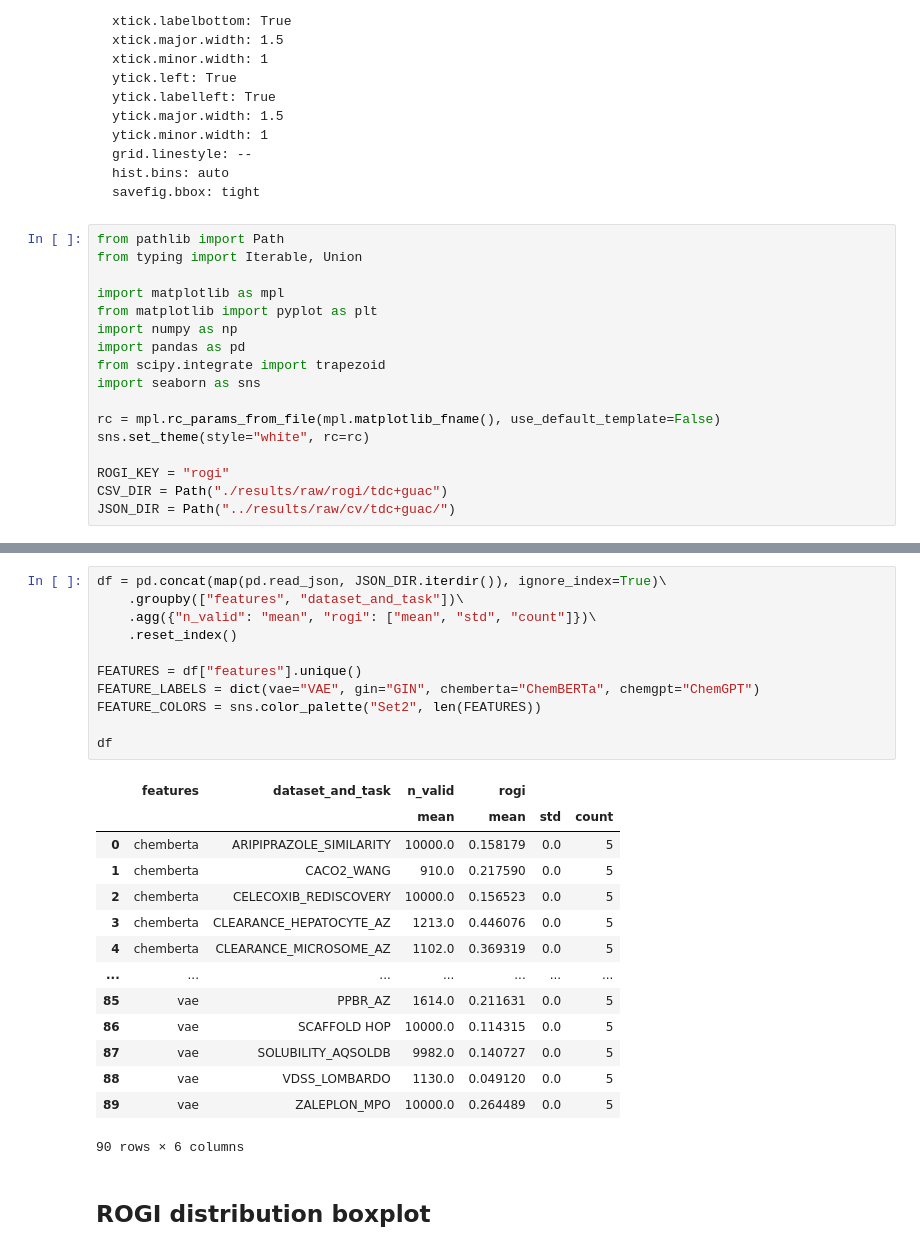
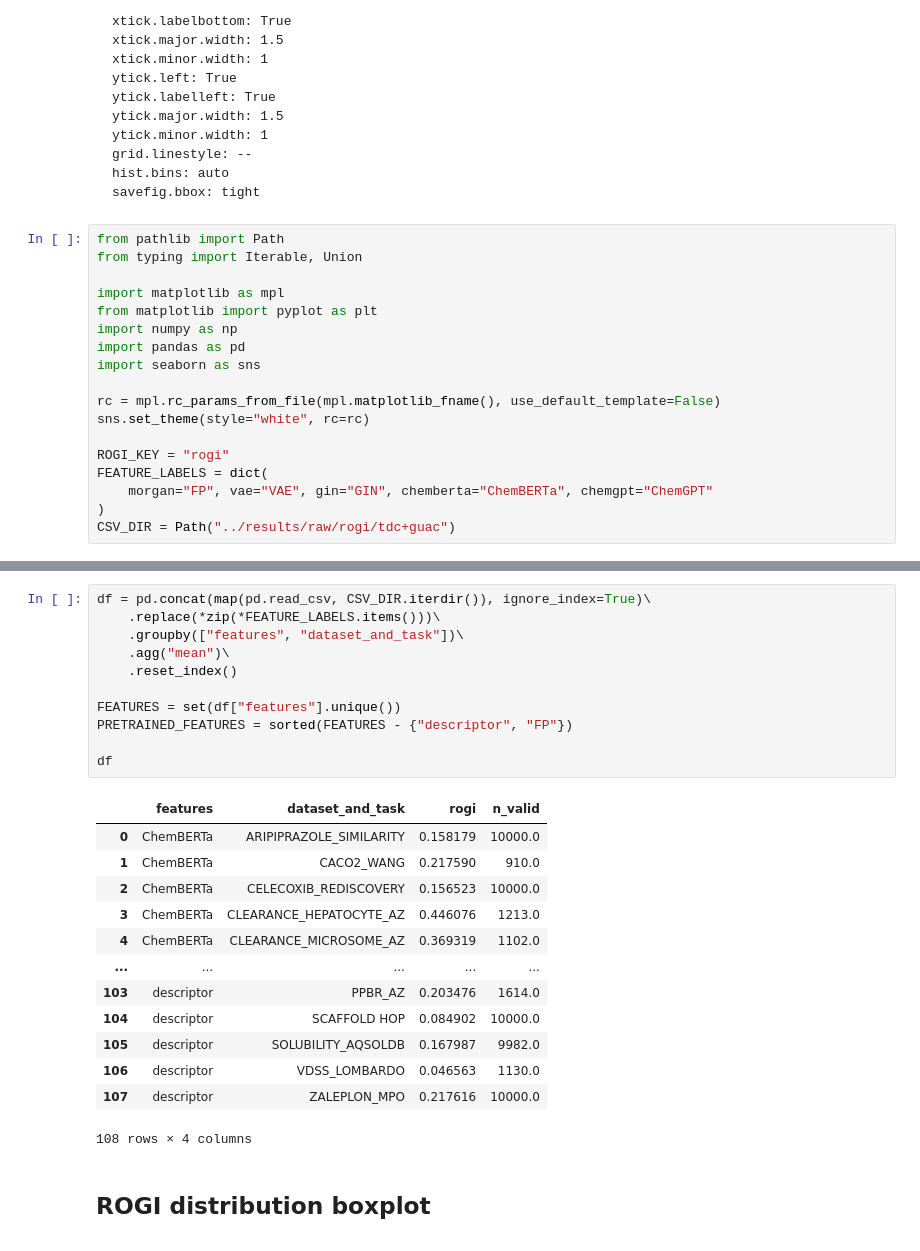
Before and after one commit to coleygroup/rogi-xd, a Jupyter notebook: notebooks/rogi-dist.ipynb, the cells around one changed output, grey strips where cells are left out. Cells and saved outputs as stored; diff of their text form.

```diff
--- a/notebooks/rogi-dist.ipynb
+++ b/notebooks/rogi-dist.ipynb
@@ -38,15 +38,16 @@ import matplotlib as mpl
 from matplotlib import pyplot as plt
 import numpy as np
 import pandas as pd
-from scipy.integrate import trapezoid
 import seaborn as sns
 
 rc = mpl.rc_params_from_file(mpl.matplotlib_fname(), use_default_template=False)
 sns.set_theme(style="white", rc=rc)
 
 ROGI_KEY = "rogi"
-CSV_DIR = Path("./results/raw/rogi/tdc+guac")
-JSON_DIR = Path("../results/raw/cv/tdc+guac/")
+FEATURE_LABELS = dict(
+    morgan="FP", vae="VAE", gin="GIN", chemberta="ChemBERTa", chemgpt="ChemGPT"
+)
+CSV_DIR = Path("../results/raw/rogi/tdc+guac")
 # %%
 def disable_gridlines(ax: plt.Axes, axis: str, vals: Union[float, Iterable[float]]):
     if isinstance(vals, float):
@@ -66,31 +66,30 @@ def disable_gridlines(ax: plt.Axes, axis: str, vals: Union[float, Iterable[float
 def rogi_string(x: str):
     return rf"$\mathrm{{ROGI}}_{{\mathrm{{{x}}}}}$"
 # %%
-df = pd.concat(map(pd.read_json, JSON_DIR.iterdir()), ignore_index=True)\
+df = pd.concat(map(pd.read_csv, CSV_DIR.iterdir()), ignore_index=True)\
+    .replace(*zip(*FEATURE_LABELS.items()))\
     .groupby(["features", "dataset_and_task"])\
-    .agg({"n_valid": "mean", "rogi": ["mean", "std", "count"]})\
+    .agg("mean")\
     .reset_index()
 
-FEATURES = df["features"].unique()
-FEATURE_LABELS = dict(vae="VAE", gin="GIN", chemberta="ChemBERTa", chemgpt="ChemGPT")
-FEATURE_COLORS = sns.color_palette("Set2", len(FEATURES))
+FEATURES = set(df["features"].unique())
+PRETRAINED_FEATURES = sorted(FEATURES - {"descriptor", "FP"})
 
 df
 # %% [output]
-|  | features | dataset_and_task | n_valid | rogi |  |  |
-|  |  |  | mean | mean | std | count |
-| 0 | chemberta | ARIPIPRAZOLE_SIMILARITY | 10000.0 | 0.158179 | 0.0 | 5 |
-| 1 | chemberta | CACO2_WANG | 910.0 | 0.217590 | 0.0 | 5 |
-| 2 | chemberta | CELECOXIB_REDISCOVERY | 10000.0 | 0.156523 | 0.0 | 5 |
-| 3 | chemberta | CLEARANCE_HEPATOCYTE_AZ | 1213.0 | 0.446076 | 0.0 | 5 |
-| 4 | chemberta | CLEARANCE_MICROSOME_AZ | 1102.0 | 0.369319 | 0.0 | 5 |
-| ... | ... | ... | ... | ... | ... | ... |
-| 85 | vae | PPBR_AZ | 1614.0 | 0.211631 | 0.0 | 5 |
-| 86 | vae | SCAFFOLD HOP | 10000.0 | 0.114315 | 0.0 | 5 |
-| 87 | vae | SOLUBILITY_AQSOLDB | 9982.0 | 0.140727 | 0.0 | 5 |
-| 88 | vae | VDSS_LOMBARDO | 1130.0 | 0.049120 | 0.0 | 5 |
-| 89 | vae | ZALEPLON_MPO | 10000.0 | 0.264489 | 0.0 | 5 |
+|  | features | dataset_and_task | rogi | n_valid |
+| 0 | ChemBERTa | ARIPIPRAZOLE_SIMILARITY | 0.158179 | 10000.0 |
+| 1 | ChemBERTa | CACO2_WANG | 0.217590 | 910.0 |
+| 2 | ChemBERTa | CELECOXIB_REDISCOVERY | 0.156523 | 10000.0 |
+| 3 | ChemBERTa | CLEARANCE_HEPATOCYTE_AZ | 0.446076 | 1213.0 |
+| 4 | ChemBERTa | CLEARANCE_MICROSOME_AZ | 0.369319 | 1102.0 |
+| ... | ... | ... | ... | ... |
+| 103 | descriptor | PPBR_AZ | 0.203476 | 1614.0 |
+| 104 | descriptor | SCAFFOLD HOP | 0.084902 | 10000.0 |
+| 105 | descriptor | SOLUBILITY_AQSOLDB | 0.167987 | 9982.0 |
+| 106 | descriptor | VDSS_LOMBARDO | 0.046563 | 1130.0 |
+| 107 | descriptor | ZALEPLON_MPO | 0.217616 | 10000.0 |
-90 rows × 6 columns
+108 rows × 4 columns
 # %% [markdown]
 ## ROGI distribution boxplot
 # %%
```
Also changed, not shown: parts of 5 cells of this notebook, 1 other file.
